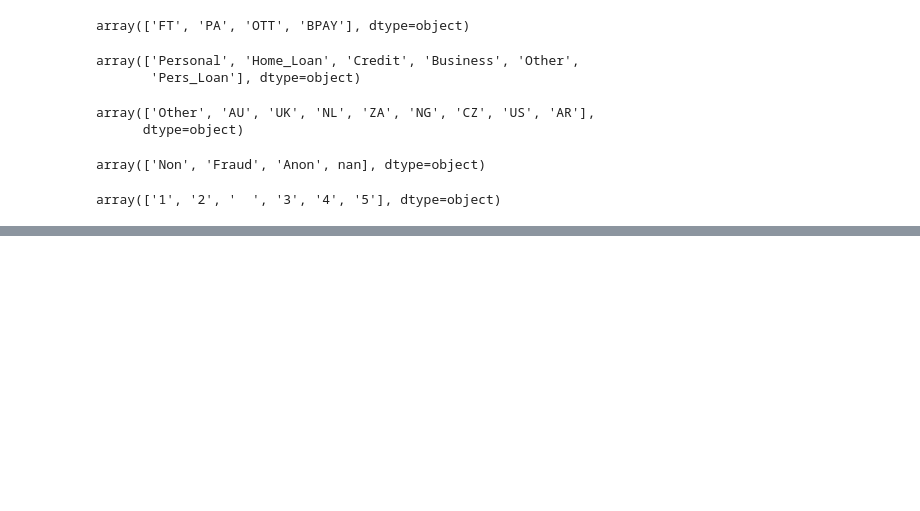
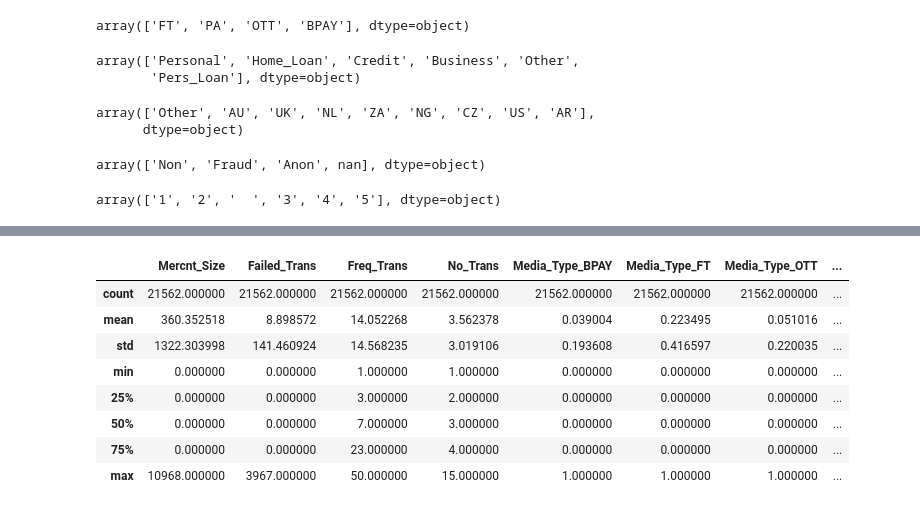
Before and after one commit to madhavchunky1/CLASSIFIER, a Jupyter notebook: College_Project.ipynb, the cells around one changed output, grey strips where cells are left out. Saved outputs shown, nothing was run; the diff lists cells and outputs as text; code cells hidden in the pictures; blank space fills up the shorter version.

```diff
--- a/College_Project.ipynb
+++ b/College_Project.ipynb
@@ -78,0 +122,29 @@ KeyError: 'Last_mth_Tr'
+# %%
+#fraud_data=(data[data['Response']=='Fraud'])
+#fraud_data.count()
+
+#sum(fraud_data['AM0PM1']) ## pm = 10713  am = 21562 - 10713 = 10849
+
+#fraud_data.groupby('Country').count() # Maximum number of fraud has taken place in AU and ZA
+
+# .za is the Internet country code top-level domain (ccTLD) for South Africa.
+# .au, the internet country code for Australia.
+fraud_data[['Mercnt_Size','Failed_Trans','Freq_Trans','No_Trans','Media_Type_BPAY', 'Media_Type_FT',
+       'Media_Type_OTT', 'Media_Type_PA', 'Loan_Types_Business',
+       'Loan_Types_Credit', 'Loan_Types_Home_Loan', 'Loan_Types_Other',
+       'Loan_Types_Pers_Loan', 'Loan_Types_Personal', 'Last_mth_Tr_  ',
+       'Last_mth_Tr_1', 'Last_mth_Tr_2', 'Last_mth_Tr_3', 'Last_mth_Tr_4',
+       'Last_mth_Tr_5']].describe()
+#(data[data['Response']=='Fraud']).head(5)
+# Exporting the file :
+#data.to_csv("final_data.csv")
+# %% [output]
+|  | Mercnt_Size | Failed_Trans | Freq_Trans | No_Trans | Media_Type_BPAY | Media_Type_FT | Media_Type_OTT | ... |
+| count | 21562.000000 | 21562.000000 | 21562.000000 | 21562.000000 | 21562.000000 | 21562.000000 | 21562.000000 | ... |
+| mean | 360.352518 | 8.898572 | 14.052268 | 3.562378 | 0.039004 | 0.223495 | 0.051016 | ... |
+| std | 1322.303998 | 141.460924 | 14.568235 | 3.019106 | 0.193608 | 0.416597 | 0.220035 | ... |
+| min | 0.000000 | 0.000000 | 1.000000 | 1.000000 | 0.000000 | 0.000000 | 0.000000 | ... |
+| 25% | 0.000000 | 0.000000 | 3.000000 | 2.000000 | 0.000000 | 0.000000 | 0.000000 | ... |
+| 50% | 0.000000 | 0.000000 | 7.000000 | 3.000000 | 0.000000 | 0.000000 | 0.000000 | ... |
+| 75% | 0.000000 | 0.000000 | 23.000000 | 4.000000 | 0.000000 | 0.000000 | 0.000000 | ... |
+| max | 10968.000000 | 3967.000000 | 50.000000 | 15.000000 | 1.000000 | 1.000000 | 1.000000 | ... |
```
Also changed, not shown: parts of 7 cells of this notebook.
